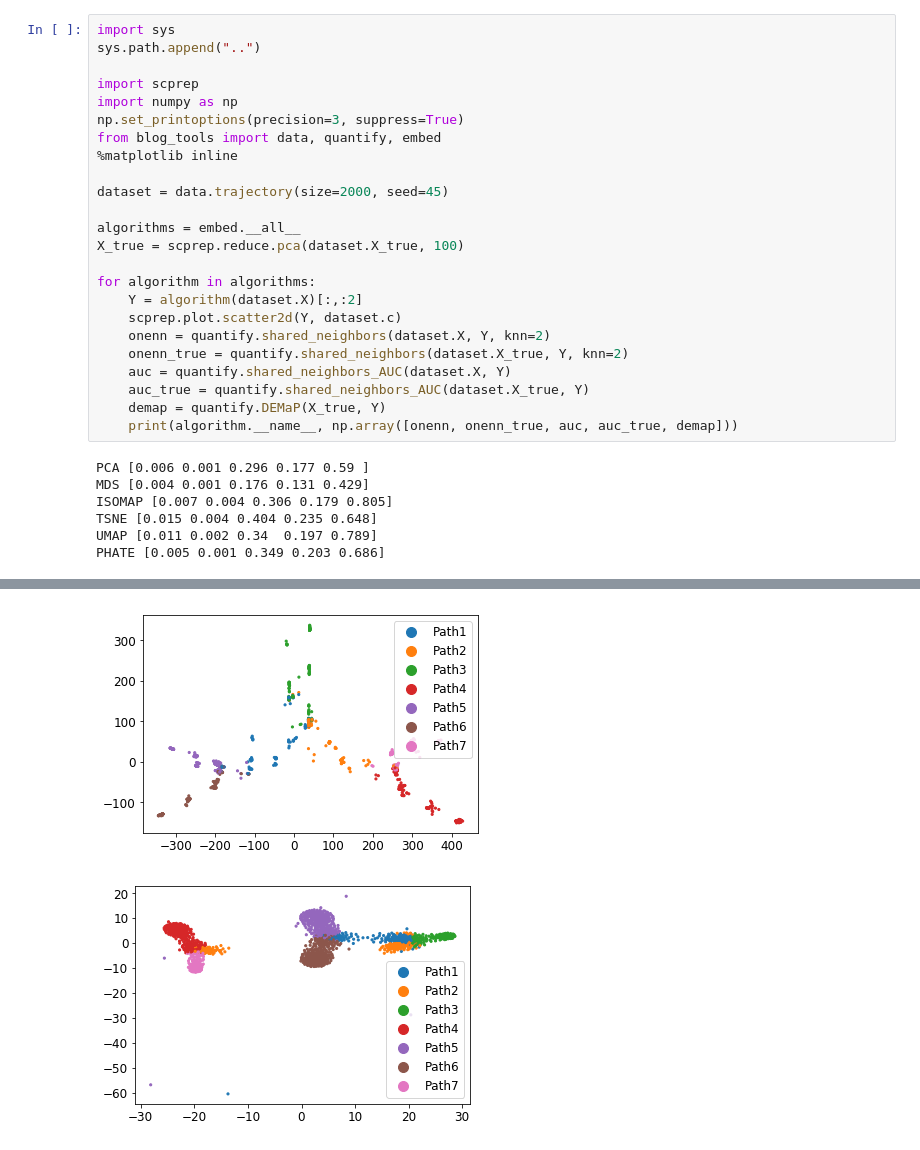
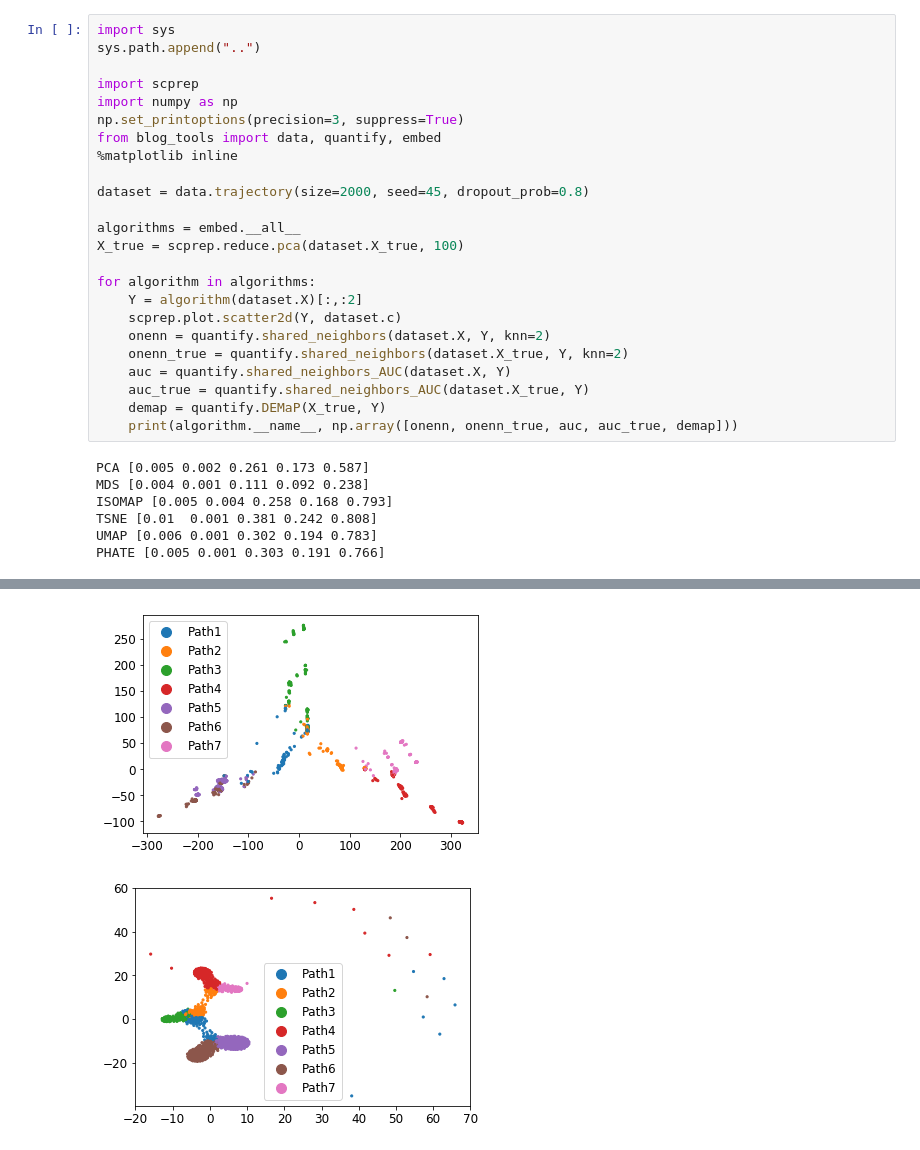
Before and after one commit to KrishnaswamyLab/visualization_selection, a Jupyter notebook: quantification_attempt2.ipynb, the cells around one changed output, grey strips where cells are left out. Drawn from its saved outputs; the diff is of its cells as text.

```diff
--- a/quantification_attempt2.ipynb
+++ b/quantification_attempt2.ipynb
@@ -8,7 +8,7 @@ np.set_printoptions(precision=3, suppress=True)
 from blog_tools import data, quantify, embed
 %matplotlib inline
 
-dataset = data.trajectory(size=2000, seed=45)
+dataset = data.trajectory(size=2000, seed=45, dropout_prob=0.8)
 
 algorithms = embed.__all__
 X_true = scprep.reduce.pca(dataset.X_true, 100)
@@ -23,9 +23,9 @@ for algorithm in algorithms:
     demap = quantify.DEMaP(X_true, Y)
     print(algorithm.__name__, np.array([onenn, onenn_true, auc, auc_true, demap]))
 # %% [output]
-PCA [0.006 0.001 0.296 0.177 0.59 ]
-MDS [0.004 0.001 0.176 0.131 0.429]
-ISOMAP [0.007 0.004 0.306 0.179 0.805]
-TSNE [0.015 0.004 0.404 0.235 0.648]
-UMAP [0.011 0.002 0.34  0.197 0.789]
-PHATE [0.005 0.001 0.349 0.203 0.686]
+PCA [0.005 0.002 0.261 0.173 0.587]
+MDS [0.004 0.001 0.111 0.092 0.238]
+ISOMAP [0.005 0.004 0.258 0.168 0.793]
+TSNE [0.01  0.001 0.381 0.242 0.808]
+UMAP [0.006 0.001 0.302 0.194 0.783]
+PHATE [0.005 0.001 0.303 0.191 0.766]
@@ -34,2 +34,2 @@ PHATE [0.005 0.001 0.349 0.203 0.686]
-[figure, old version]
+[figure, new version]
-[figure, old version]
+[figure, new version]
```
Also changed, not shown: parts of 1 cell of this notebook.
